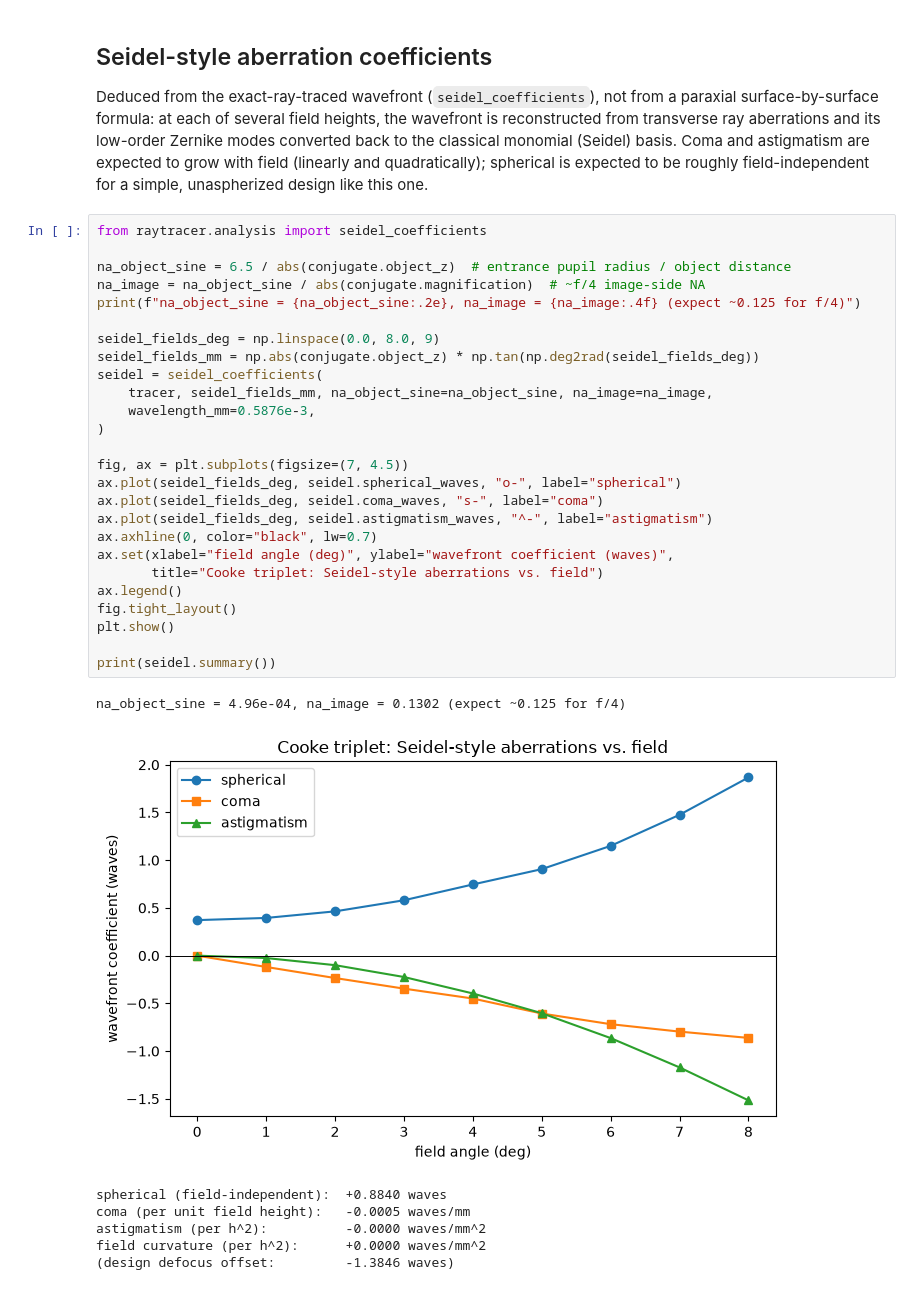
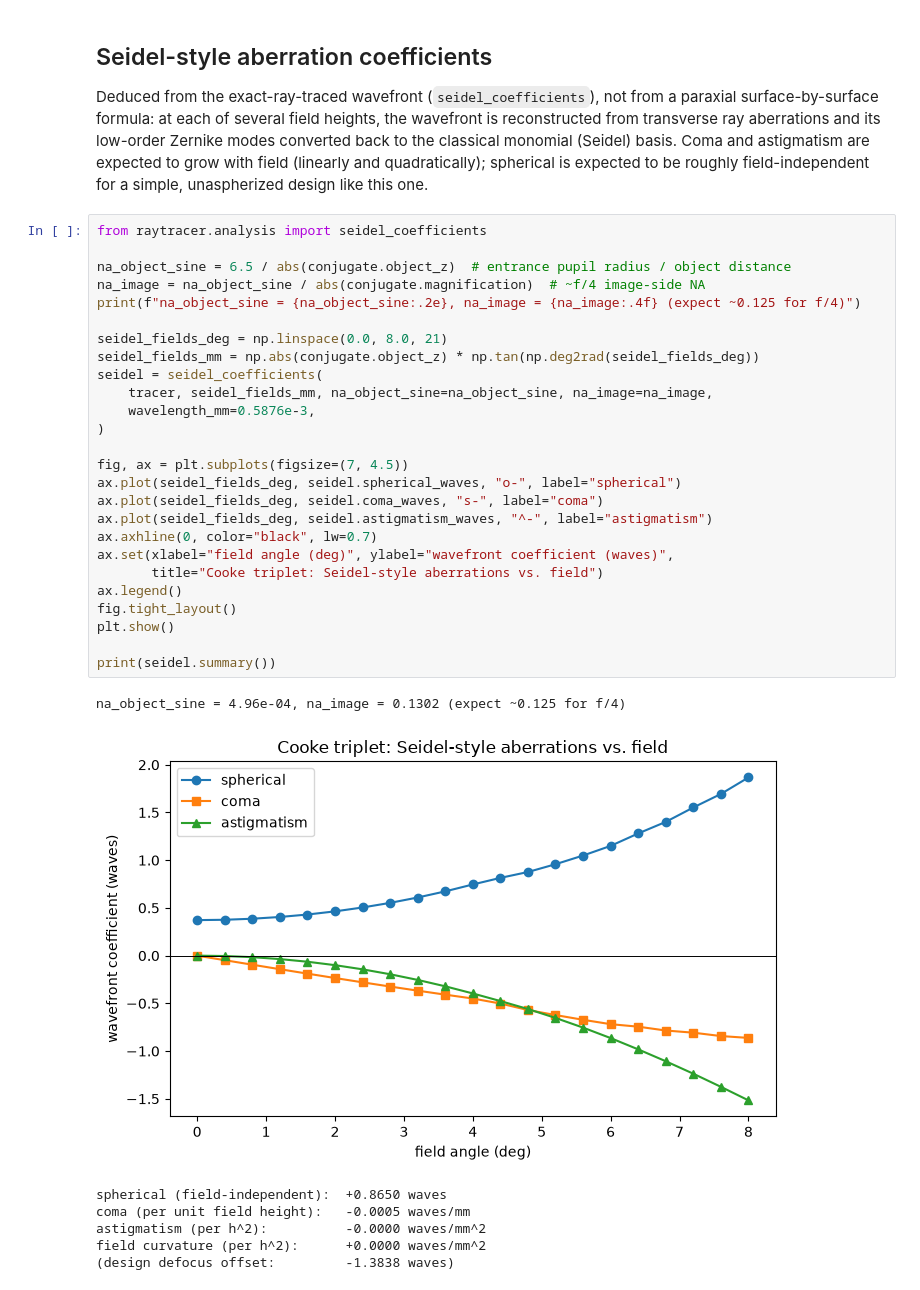
Before and after one commit to blancusjh/geometrical-raytracer, a Jupyter notebook: examples/notebooks/cooke_triplet.ipynb, the cells around one changed output. Cells and saved outputs as stored; diff of their text form.

```diff
--- a/examples/notebooks/cooke_triplet.ipynb
+++ b/examples/notebooks/cooke_triplet.ipynb
@@ -156,34 +156,34 @@ field-independent for a simple, unaspherized design like this one.
 # %%
 from raytracer.analysis import seidel_coefficients
 
 na_object_sine = 6.5 / abs(conjugate.object_z)  # entrance pupil radius / object distance
 na_image = na_object_sine / abs(conjugate.magnification)  # ~f/4 image-side NA
 print(f"na_object_sine = {na_object_sine:.2e}, na_image = {na_image:.4f} (expect ~0.125 for f/4)")
 
-seidel_fields_deg = np.linspace(0.0, 8.0, 9)
+seidel_fields_deg = np.linspace(0.0, 8.0, 21)
 seidel_fields_mm = np.abs(conjugate.object_z) * np.tan(np.deg2rad(seidel_fields_deg))
 seidel = seidel_coefficients(
     tracer, seidel_fields_mm, na_object_sine=na_object_sine, na_image=na_image,
     wavelength_mm=0.5876e-3,
 )
 
 fig, ax = plt.subplots(figsize=(7, 4.5))
 ax.plot(seidel_fields_deg, seidel.spherical_waves, "o-", label="spherical")
 ax.plot(seidel_fields_deg, seidel.coma_waves, "s-", label="coma")
 ax.plot(seidel_fields_deg, seidel.astigmatism_waves, "^-", label="astigmatism")
 ax.axhline(0, color="black", lw=0.7)
 ax.set(xlabel="field angle (deg)", ylabel="wavefront coefficient (waves)",
        title="Cooke triplet: Seidel-style aberrations vs. field")
 ax.legend()
 fig.tight_layout()
 plt.show()
 
 print(seidel.summary())
 # %% [output]
 na_object_sine = 4.96e-04, na_image = 0.1302 (expect ~0.125 for f/4)
-[figure, old version]
+[figure, new version]
-spherical (field-independent):  +0.8840 waves
+spherical (field-independent):  +0.8650 waves
 coma (per unit field height):   -0.0005 waves/mm
 astigmatism (per h^2):          -0.0000 waves/mm^2
 field curvature (per h^2):      +0.0000 waves/mm^2
-(design defocus offset:         -1.3846 waves)
+(design defocus offset:         -1.3838 waves)
```
Also changed, not shown: parts of 5 cells of this notebook, 4 other files.
